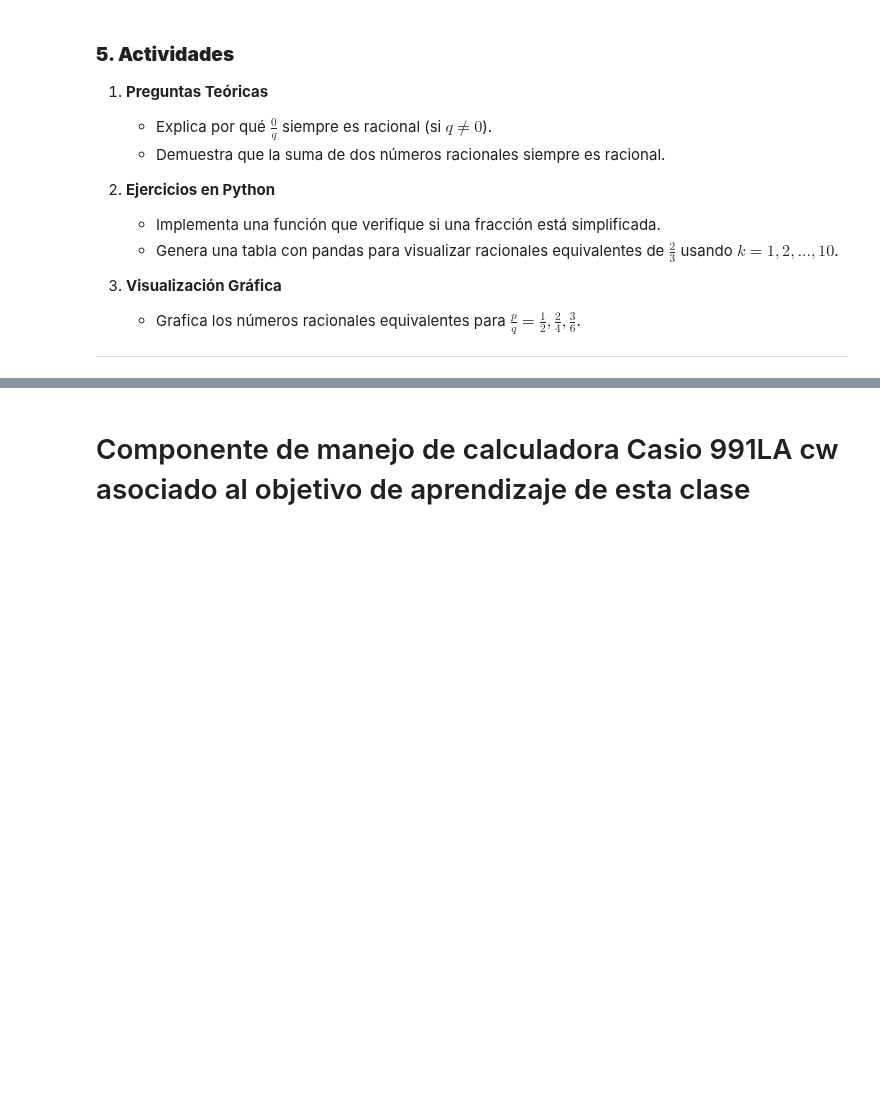
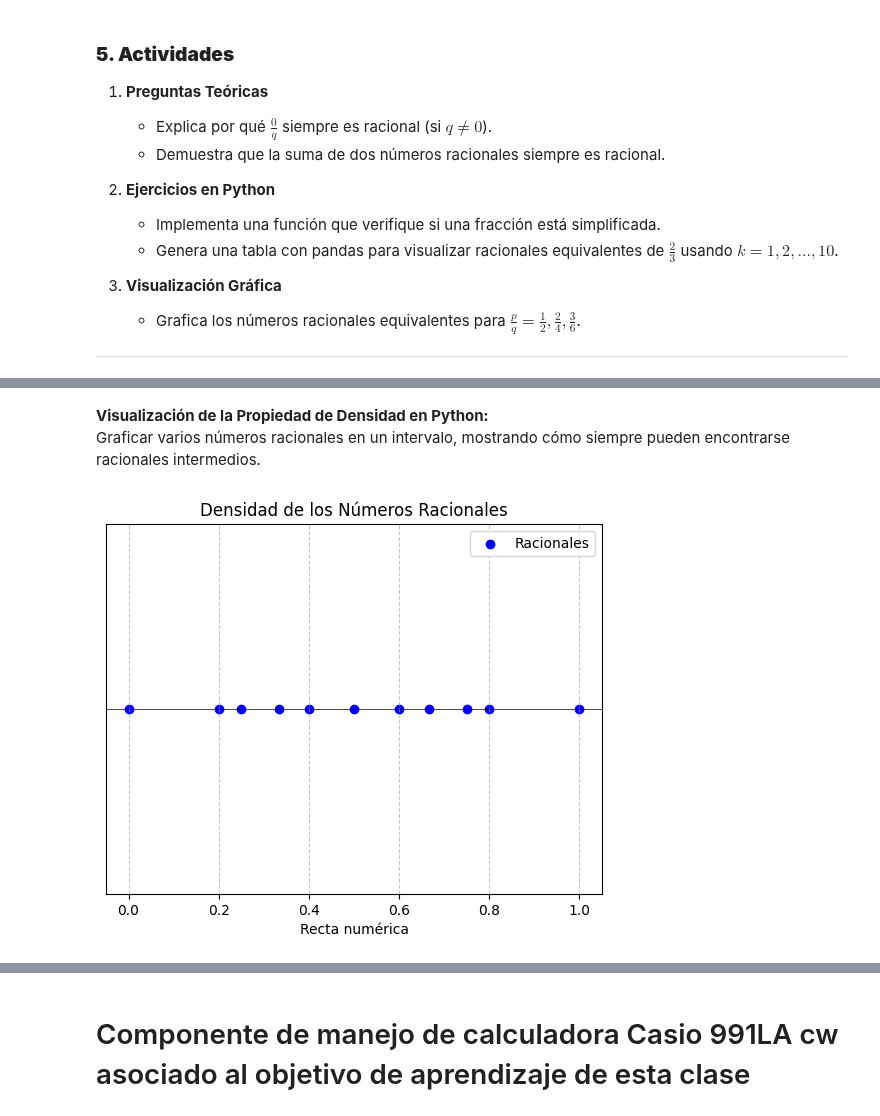
Before and after one commit to marco-canas/5_Fundamentos-de-la-aritm-tica, a Jupyter notebook: clases/5_racionales/1_fracciones/1_fracciones.ipynb, the cells around one changed output, grey strips where cells are left out. Drawn from its saved outputs; the diff is of its cells as text; code cells hidden in the pictures; blank space fills up the shorter version.

```diff
--- a/clases/5_racionales/1_fracciones/1_fracciones.ipynb
+++ b/clases/5_racionales/1_fracciones/1_fracciones.ipynb
@@ -584,0 +535,25 @@ plot_rational_operations()
+# %% [markdown]
+
+**Visualización de la Propiedad de Densidad en Python:**
+Graficar varios números racionales en un intervalo, mostrando cómo siempre pueden encontrarse racionales intermedios.
+# %%
+
+
+# Generar números racionales en el intervalo [0, 1]
+denominadores = np.arange(1, 6)  # Denominadores del 1 al 5
+racionales = [(n/d) for d in denominadores for n in range(d+1)]
+
+# Ordenar para representación
+racionales = sorted(set(racionales))
+
+# Gráfica
+plt.scatter(racionales, np.zeros_like(racionales), color='blue', label='Racionales')
+plt.axhline(0, color='black', linewidth=0.5)
+plt.title("Densidad de los Números Racionales")
+plt.xlabel("Recta numérica")
+plt.yticks([])
+plt.legend()
+plt.grid(True, linestyle='--', alpha=0.7)
+plt.show()
+# %% [output]
+[figure, added]
```
Also changed, not shown: parts of 108 cells of this notebook.
